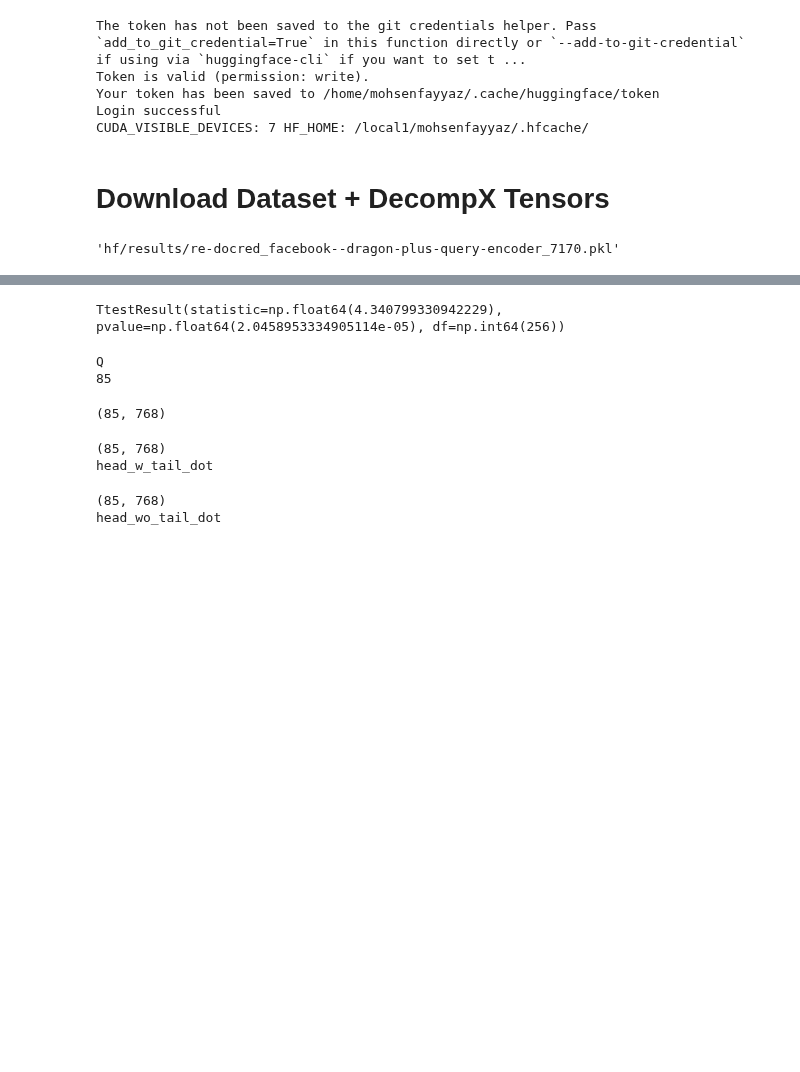
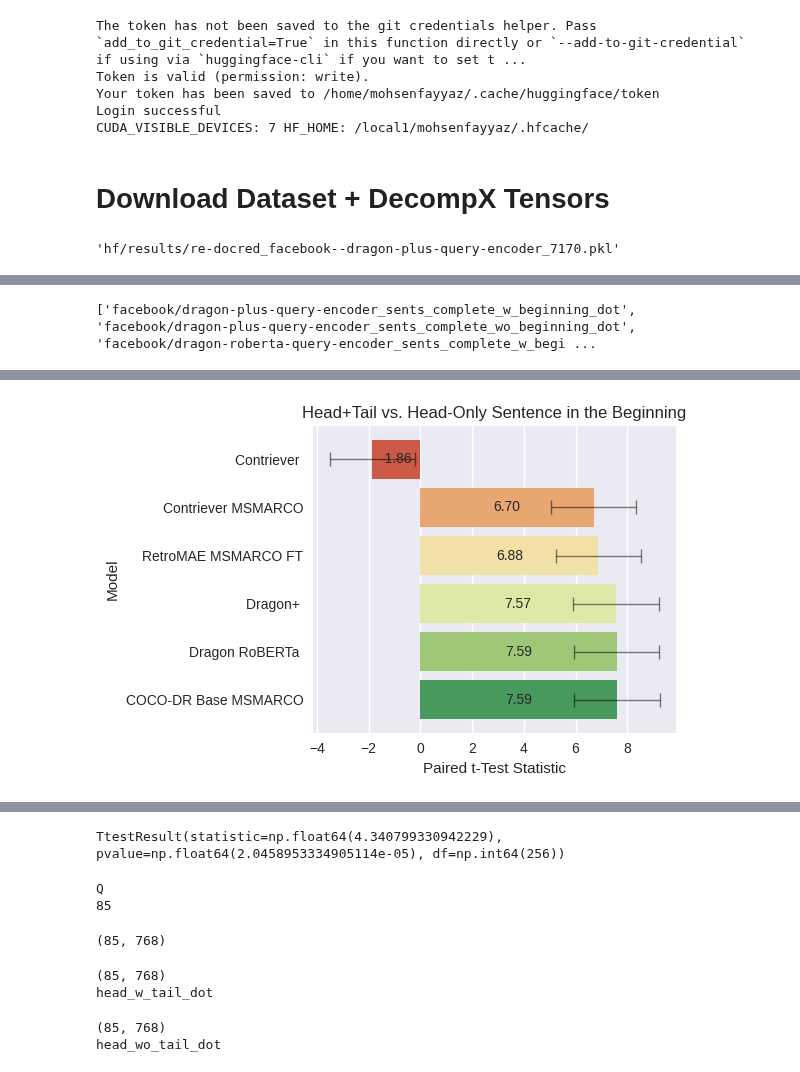
Before and after one commit to mohsenfayyaz/ColDeR, a Jupyter notebook: src/notebooks/Analysis_Tail.ipynb, the cells around one changed output, grey strips where cells are left out. Drawn from its saved outputs; the diff is of its cells as text; code cells hidden in the pictures; blank space fills up the shorter version.

```diff
--- a/src/notebooks/Analysis_Tail.ipynb
+++ b/src/notebooks/Analysis_Tail.ipynb
@@ -151,17 +138,16 @@ Which administrative territorial entity is Latourell Falls located in?
 # %%
 class YourCustomDEModel:
-    def __init__(self, q_model, doc_model, pooling, sep: str = " ", **kwargs):
+    def __init__(self, q_model, doc_model, pooling, sep: str = " ", verbose=True, **kwargs):
         self.tokenizer = AutoTokenizer.from_pretrained(q_model)
         self.query_encoder = AutoModel.from_pretrained(q_model)
         self.context_encoder = AutoModel.from_pretrained(doc_model)
         self.pooling = pooling
         self.sep = sep
         self.device = "cuda" if torch.cuda.is_available() else "cpu"
+        self.verbose = verbose
 
     # Write your own encoding query function (Returns: Query embeddings as numpy array)
     def encode_queries(self, queries: List[str], batch_size=32, **kwargs) -> np.ndarray:
-        print("Q")
-        print(len(queries))
         return self.encode_in_batch(self.query_encoder, queries, batch_size)
 
     # Write your own encoding corpus function (Returns: Document embeddings as numpy array)
@@ -175,7 +161,7 @@ class YourCustomDEModel:
     def encode_in_batch(self, model, sentences: List[str], batch_size=32, **kwargs) -> np.ndarray:
         model.to(self.device)
         all_embeddings = []
-        for batch in tqdm(torch.utils.data.DataLoader(sentences, batch_size=batch_size, shuffle=False)):
+        for batch in tqdm(torch.utils.data.DataLoader(sentences, batch_size=batch_size, shuffle=False), disable=not self.verbose):
             inputs = self.tokenizer(batch, padding=True, truncation=True, return_tensors='pt', max_length=512)
             inputs = {key: val.to(self.device) for key, val in inputs.items()}
             outputs = model(**inputs)
@@ -188,7 +174,7 @@ class YourCustomDEModel:
                 raise ValueError("Pooling method not supported")
             all_embeddings.extend(embeddings.detach().cpu().numpy())
         all_embeddings = np.array(all_embeddings)
-        print(all_embeddings.shape)
+        if self.verbose: print(all_embeddings.shape)
         return all_embeddings
 
     def mean_pooling(self, token_embeddings, mask):
@@ -197,0 +221,63 @@ class YourCustomDEModel:
+# %%
+import pingouin as pg
+df = df_dot.copy()
+print(plot_col_dots)
+
+def standard_ttest_ppf(n, confidence_level=0.95):
+    return stats.t.ppf(q=1-confidence_level, df=n-1, loc=0, scale=1)
+
+results_df = pd.DataFrame()
+for query_model, context_model, POOLING in tqdm(cfgs):
+    ### T-TEST
+    rdf = []
+    for col1 in plot_col_dots:
+        for col2 in plot_col_dots:
+            if query_model == col1.split("_sents")[0] and query_model == col2.split("_sents")[0] and col1 != col2 and "complete_w_" in col1:
+                ttest = stats.ttest_rel(df[col1], df[col2])
+                ttest_pg = pg.ttest(df[col1], df[col2], paired=True, alternative='two-sided', correction='auto', r=0.707, confidence=0.95)
+                # print(ttest)
+                # print(ttest.confidence_interval(confidence_level=0.95))
+                # print(ttest_pg)
+                rdf.append({
+                    "query_model": query_model,
+                    "col1": col1,
+                    "col2": col2,
+                    "ttest_stats": ttest[0],
+                    "ttest_pvalue": ttest[1],
+                    "ttest_ci_low_stats": ttest.confidence_interval(confidence_level=0.95)[0],
+                    "ttest_ci_high_stats": ttest.confidence_interval(confidence_level=0.95)[1],
+                    "ttest_ci_low": np.abs(standard_ttest_ppf(len(df))),
+                    "ttest_ci_high": np.abs(standard_ttest_ppf(len(df))),
+                    "standard_ttest_ppf": standard_ttest_ppf(len(df)),
+                })
+    rdf = pd.DataFrame(rdf)
+    results_df = pd.concat([results_df, rdf]).sort_values("ttest_stats", ascending=True)
+
+### PLOT
+model_mappings = {
+    "OpenMatch/cocodr-base-msmarco": ("COCO-DR", "Base MSMARCO"),
+    "Shitao/RetroMAE_MSMARCO_finetune": ("RetroMAE", "MSMARCO FT"),
+    "Shitao/RetroMAE_MSMARCO": ("RetroMAE", "MSMARCO"),
+    "Shitao/RetroMAE": ("RetroMAE", ""),
+    "facebook/contriever-msmarco": ("Contriever", "MSMARCO"),
+    "facebook/contriever": ("Contriever", ""),
+    "facebook/dragon-plus-query-encoder": ("Dragon+", ""),
+    "facebook/dragon-roberta-query-encoder": ("Dragon RoBERTa", ""),
+}
+results_df["query_model"] = results_df["query_model"].apply(lambda x: model_mappings[x][0] + " " + model_mappings[x][1])
+results_df.rename(columns={"ttest_stats": "Paired t-Test Statistic", "query_model": "Model"}, inplace=True)
+plt.figure(figsize=(6, 4))
+plt.title(f"Head+Tail vs. Head-Only Sentence in the Beginning")
+results_df.to_json("results/tail_df.json", orient="records")
+ax = sns.barplot(
+    data=results_df, y="Model", x="Paired t-Test Statistic", palette=sns.color_palette("RdYlGn"), hue="Model",
+)
+for container in ax.containers:
+    ax.bar_label(container, fmt='%.2f', label_type='center', fontsize=10)
+ax.errorbar(x=results_df["Paired t-Test Statistic"], y=results_df["Model"], xerr=results_df[["ttest_ci_low", "ttest_ci_high"]].T.to_numpy(), fmt="none", c="k", capsize=5, elinewidth=1, markeredgewidth=1, alpha=0.5)
+
+plt.tight_layout()
+plt.savefig("figs/tail_ttest.pdf")
+results_df
+# %% [output]
+['facebook/dragon-plus-query-encoder_sents_complete_w_beginning_dot', 'facebook/dragon-plus-query-encoder_sents_complete_wo_beginning_dot', 'facebook/dragon-roberta-query-encoder_sents_complete_w_begi ...
@@ -197,0 +291 @@ class YourCustomDEModel:
+[figure, added]
```
Also changed, not shown: parts of 6 cells of this notebook, 9 other files.
